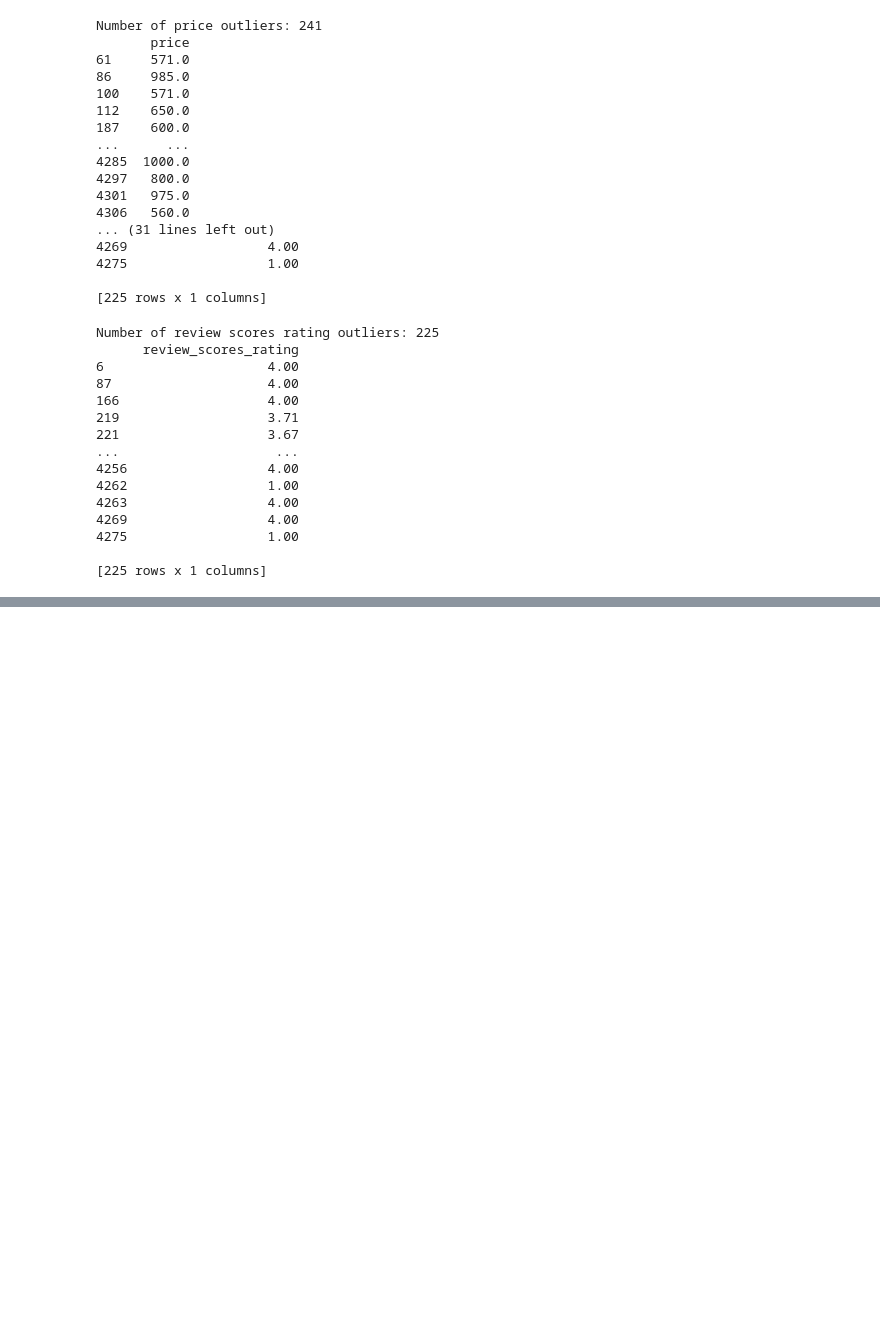
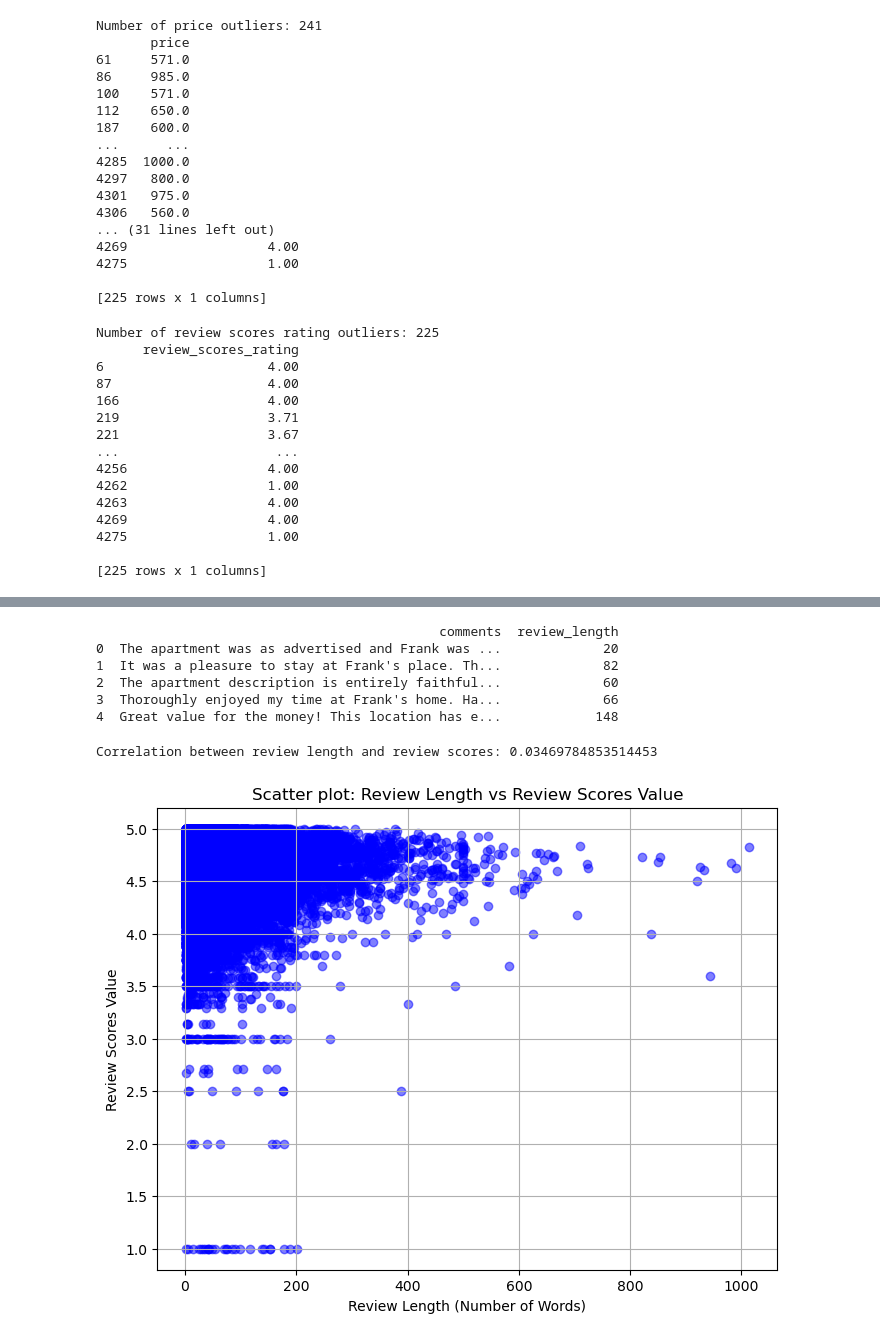
Before and after one commit to venkapk/machine-learning-assignment1, a Jupyter notebook: EDA.ipynb, the cells around one changed output, grey strips where cells are left out. Saved outputs shown, nothing was run; the diff lists cells and outputs as text; code cells hidden in the pictures; blank space fills up the shorter version.

```diff
--- a/EDA.ipynb
+++ b/EDA.ipynb
@@ -392,0 +352,56 @@ KeyboardInterrupt:
+# %%
+import pandas as pd
+
+# Load the dataset
+file_path = './data/reviews.csv'  # Replace with your actual file path
+reviews_df = pd.read_csv(file_path)
+
+# Create a new feature 'review_length' that measures the length of each review in terms of number of words
+reviews_df['review_length'] = reviews_df['comments'].apply(lambda x: len(str(x).split()))
+
+# Display the updated DataFrame
+print(reviews_df[['comments', 'review_length']].head())
+
+# Save the updated DataFrame to a new CSV if needed
+reviews_df.to_csv('updated_reviews.csv', index=False)
+# %% [output]
+                                            comments  review_length
+0  The apartment was as advertised and Frank was ...             20
+1  It was a pleasure to stay at Frank's place. Th...             82
+2  The apartment description is entirely faithful...             60
+3  Thoroughly enjoyed my time at Frank's home. Ha...             66
+4  Great value for the money! This location has e...            148
+# %%
+import seaborn as sns
+
+# Load the datasets
+reviews_file_path = './data/reviews.csv'  # Replace with your actual file path
+listings_file_path = './data/listings.csv'  # Replace with your actual file path
+reviews_df = pd.read_csv(reviews_file_path)
+listings_df = pd.read_csv(listings_file_path)
+
+# Create a new feature 'review_length' that measures the length of each review in terms of number of words
+reviews_df['review_length'] = reviews_df['comments'].apply(lambda x: len(str(x).split()))
+
+# Merge the two datasets based on the listing_id (from reviews) and id (from listings)
+merged_df = pd.merge(reviews_df, listings_df, left_on='listing_id', right_on='id', how='inner')
+
+# Calculate the correlation between review length and review scores
+correlation = merged_df['review_length'].corr(merged_df['review_scores_value'])
+
+# Print the correlation result
+print(f"Correlation between review length and review scores: {correlation}")
+# %% [output]
+Correlation between review length and review scores: 0.03469784853514453
+# %%
+
+# Create a scatter plot to visualize the relationship between review length and review scores
+plt.figure(figsize=(8, 6))
+plt.scatter(merged_df['review_length'], merged_df['review_scores_value'], alpha=0.5, color='blue')
+plt.title('Scatter plot: Review Length vs Review Scores Value')
+plt.xlabel('Review Length (Number of Words)')
+plt.ylabel('Review Scores Value')
+plt.grid(True)
+plt.show()
+# %% [output]
+[figure, added]
```
Also changed, not shown: parts of 3 cells of this notebook.
